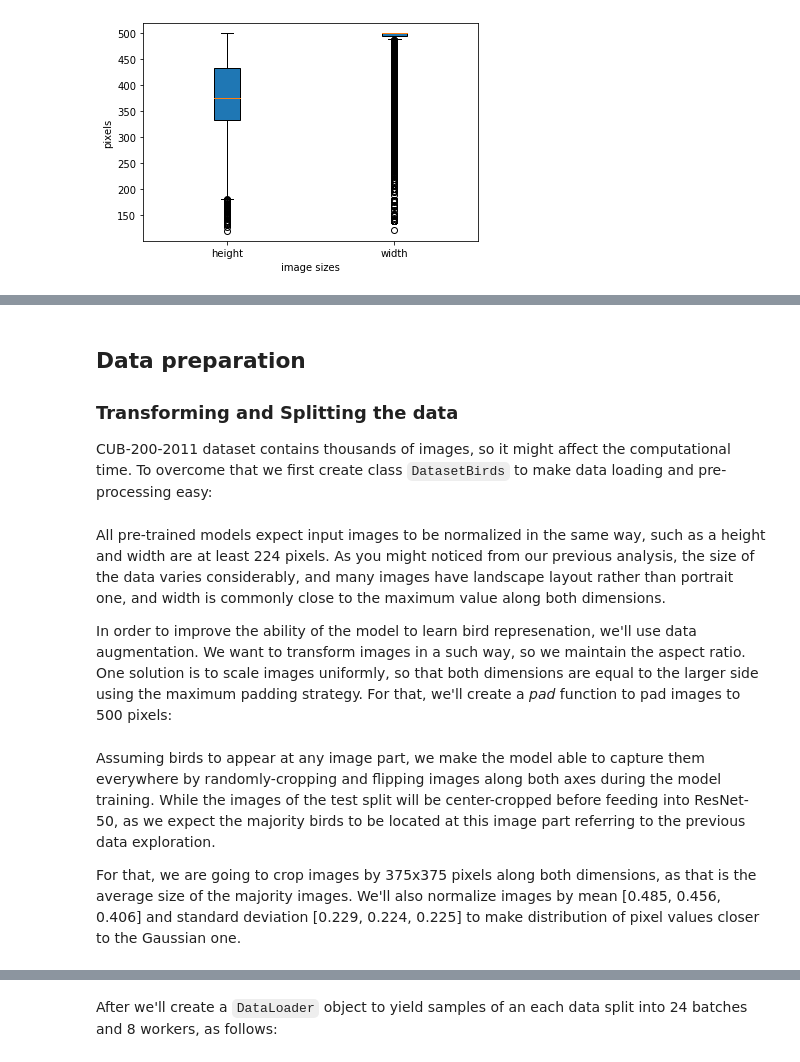
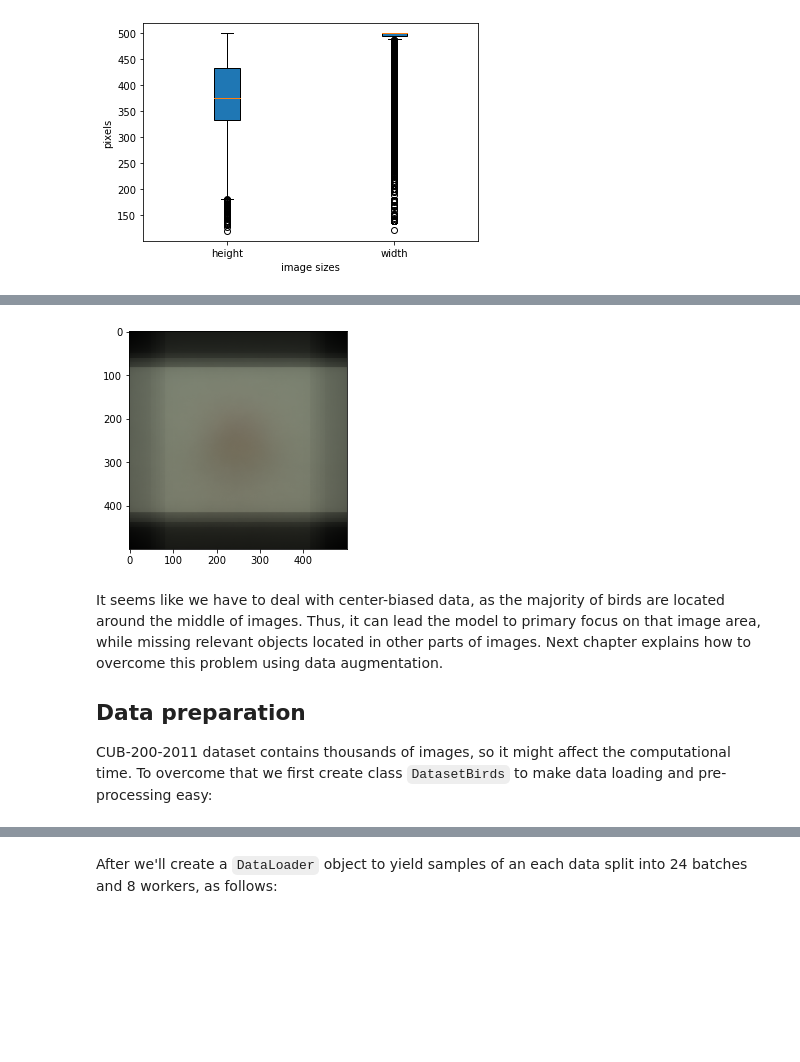
Before and after one commit to slipnitskaya/computer-vision-birds, a Jupyter notebook: notebook.ipynb, the cells around one changed output, grey strips where cells are left out. Drawn from its saved outputs; the diff is of its cells as text; code cells hidden in the pictures; blank space fills up the shorter version.

Commit message:
add the data quality check part, add project questions, update documentation

```diff
--- a/notebook.ipynb
+++ b/notebook.ipynb
@@ -290,7 +312,7 @@ cls_sparrows_total = [k for k in os.listdir(in_dir_img) if 'sparrow' in k.lower(
 cls_sparrows = cls_sparrows_total[1::2][:5]
 for dirname in cls_sparrows:
     imgs = list()
-    for (dp, _, fn) in os.walk(os.path.join(in_dir_img, dirname)):
+    for dp, _, fn in os.walk(os.path.join(in_dir_img, dirname)):
         imgs.extend(fn)
     img_sparrows[dirname] = imgs
 
@@ -349,6 +375,41 @@ Indeed, the size of images varies considerably. We also see that heights and wid
+# %%
+def pad(img, fill=0, size_max=500):
+    """
+    Pads images to the specified size (height x width).
+    Fills up the padded area with value(s) passed to the `fill` parameter.
+    """
+    pad_height = max(0, size_max - img.height)
+    pad_width = max(0, size_max - img.width)
+
+    pad_top = pad_height // 2
+    pad_bottom = pad_height - pad_top
+    pad_left = pad_width // 2
+    pad_right = pad_width - pad_left
+
+    return TF.pad(img, (pad_left, pad_top, pad_right, pad_bottom), fill=fill)
+
+
+# instantiate dataset object
+ds = tv.datasets.ImageFolder(in_dir_img, transform=tv.transforms.ToTensor())
+
+# calculate an average image
+img_mean = np.zeros((3, 500, 500))
+for img, _ in tqdm.tqdm(ds):
+    img = pad(img)
+    img_mean += img.numpy()
+
+img_mean = img_mean / len(ds)
+
+# visualize the average image
+plt.imshow(np.moveaxis(img_mean, 0, 2))
+plt.show()
+# %% [output]
+[figure, added]
 # %% [markdown]
-## Data preparation<a class="anchor" id="trans"></a>
-### Transforming and Splitting the data
+It seems like we have to deal with center-biased data, as the majority of birds are located around the middle of images. Thus, it can lead the model to primary focus on that image area, while missing relevant objects located in other parts of images. Next chapter explains how to overcome this problem using data augmentation.
+
+
+## Data preparation<a class="anchor" id="prep"></a>
 
 CUB-200-2011 dataset contains thousands of images, so it might affect the computational time. To overcome that we first create class `DatasetBirds` to make data loading and pre-processing easy:
 # %%
@@ -445,7 +506,3 @@ class DatasetBirds(tv.datasets.ImageFolder):
             target = self.target_transform_(target)
 
         return sample, target
-# %% [markdown]
-All pre-trained models expect input images to be normalized in the same way, such as a height and width are at least 224 pixels. As you might noticed from our previous analysis, the size of the data varies considerably, and many images have landscape layout rather than portrait one, and width is commonly close to the maximum value along both dimensions.
-
-In order to improve the ability of the model to learn bird represenation, we'll use data augmentation. We want to transform images in a such way, so we maintain the aspect ratio. One solution is to scale images uniformly, so that both dimensions are equal to the larger side using the maximum padding strategy. For that, we'll create a *pad* function to pad images to 500 pixels:
@@ -469,4 +508,0 @@ def pad(img, size_max=500):
-# %% [markdown]
-Assuming birds to appear at any image part, we make the model able to capture them everywhere by randomly-cropping and flipping images along both axes during the model training. While the images of the test split will be center-cropped before feeding into ResNet-50, as we expect the majority birds to be located at this image part referring to the previous data exploration.
-
-For that, we are going to crop images by 375x375 pixels along both dimensions, as that is the average size of the majority images. We'll also normalize images by mean [0.485, 0.456, 0.406] and standard deviation [0.229, 0.224, 0.225] to make distribution of pixel values closer to the Gaussian one.
```
Also changed, not shown: parts of 31 cells of this notebook.
